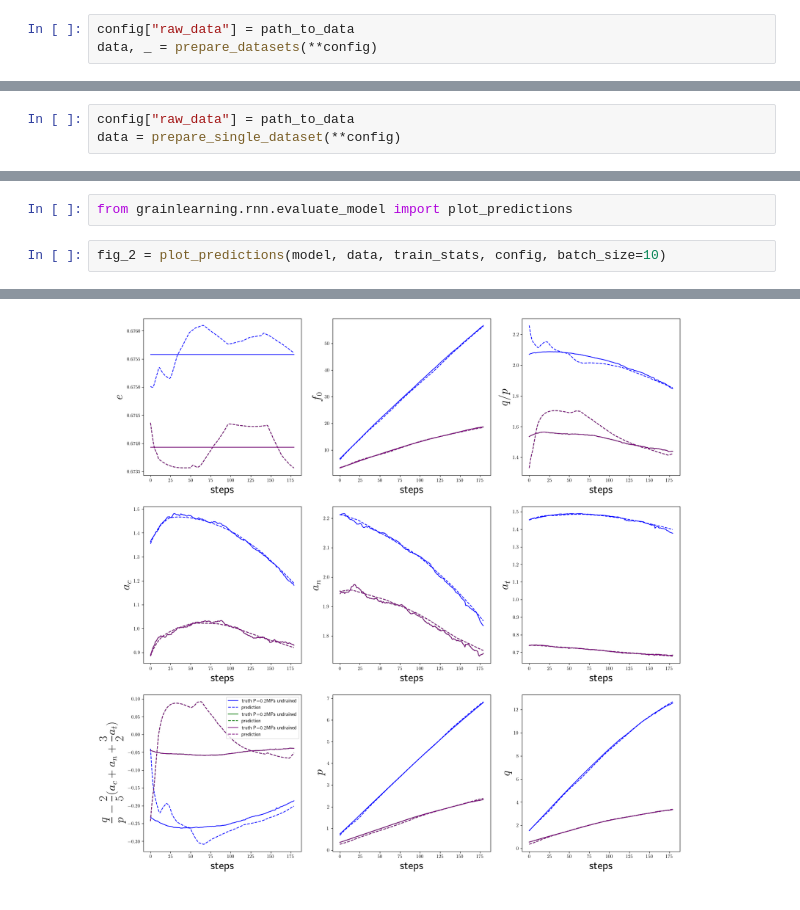
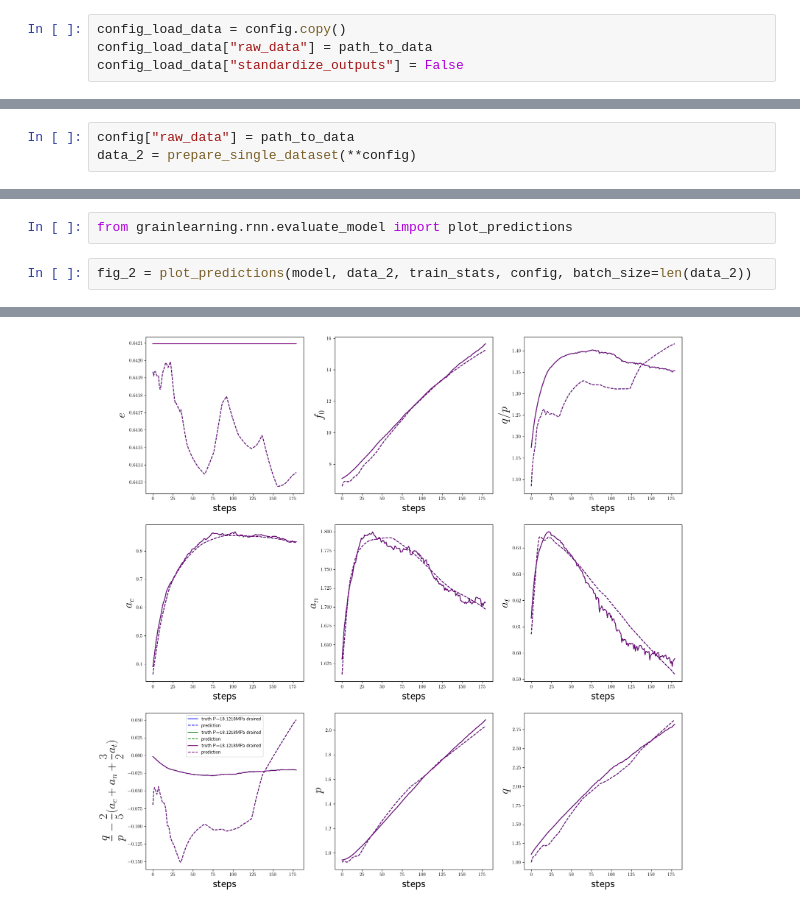
Before and after one commit to GrainLearning/grainLearning, a Jupyter notebook: tutorials/rnn/predict.ipynb, the cells around one changed output, grey strips where cells are left out. Saved outputs shown, nothing was run; the diff lists cells and outputs as text.

```diff
--- a/tutorials/rnn/predict.ipynb
+++ b/tutorials/rnn/predict.ipynb
@@ -27,3 +31,4 @@ from grainlearning.rnn.preprocessing import prepare_datasets
 # %%
-config["raw_data"] = path_to_data
-data, _ = prepare_datasets(**config)
+config_load_data = config.copy()
+config_load_data["raw_data"] = path_to_data
+config_load_data["standardize_outputs"] = False
@@ -54,5 +59,5 @@ We use `prepare_single_dataset` that will not windowize the data.
 from grainlearning.rnn.preprocessing import prepare_single_dataset
 # %%
 config["raw_data"] = path_to_data
-data = prepare_single_dataset(**config)
+data_2 = prepare_single_dataset(**config)
 # %%
@@ -65,5 +69,5 @@ predictions_2 = predict_rnn.predict_macroscopics(model, data, train_stats, confi
 # %%
 from grainlearning.rnn.evaluate_model import plot_predictions
 # %%
-fig_2 = plot_predictions(model, data, train_stats, config, batch_size=10)
+fig_2 = plot_predictions(model, data_2, train_stats, config, batch_size=len(data_2))
 # %% [output]
@@ -71 +75 @@ fig_2 = plot_predictions(model, data, train_stats, config, batch_size=10)
-[figure, old version]
+[figure, new version]
```
Also changed, not shown: parts of 20 cells of this notebook, 3 other files.
